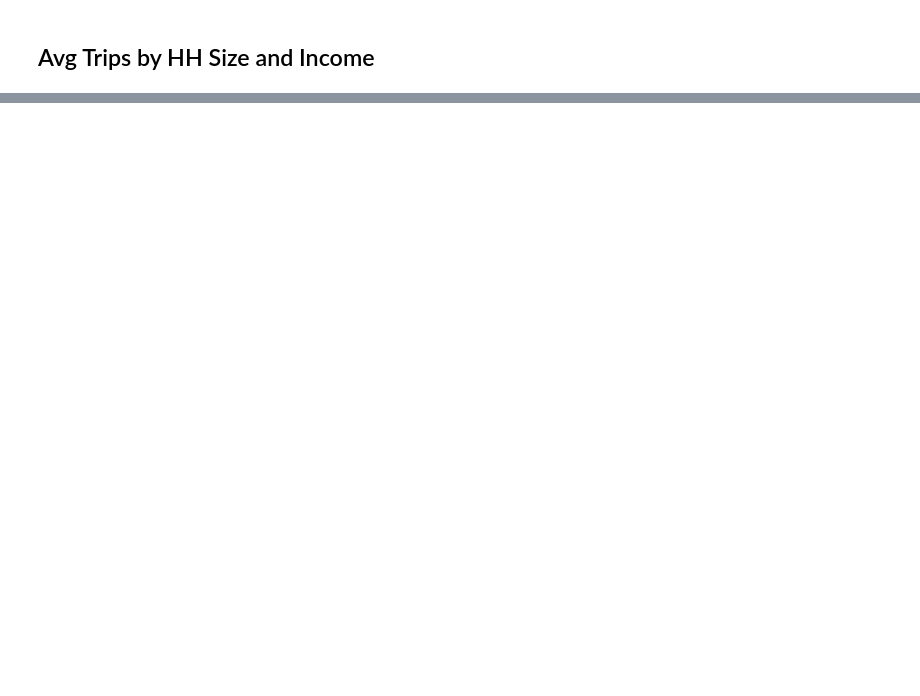
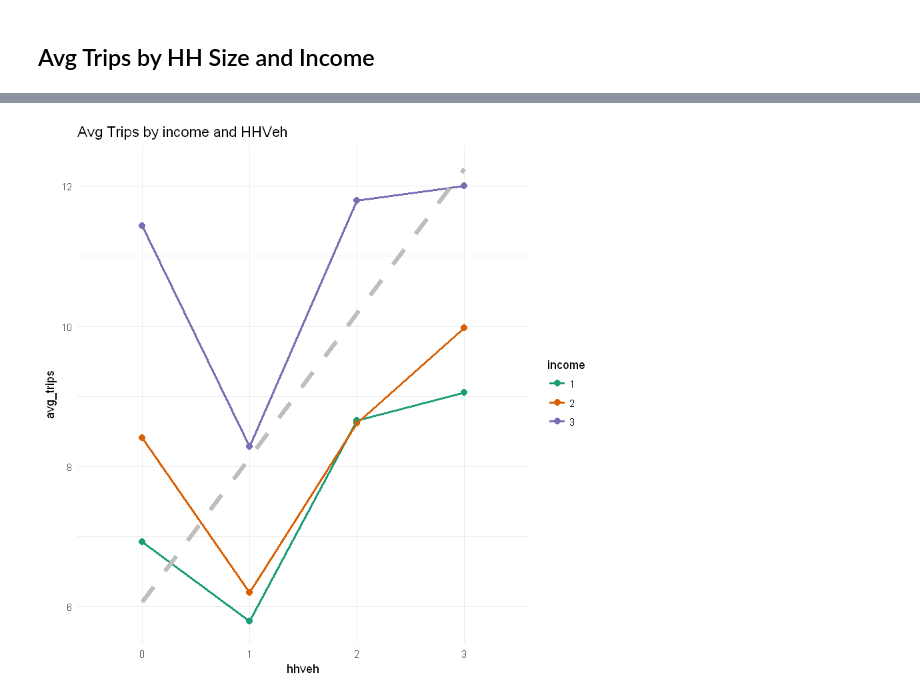
Before and after one commit to saashimi/USP_587, a Jupyter notebook: hw2.ipynb, the cells around one changed output, grey strips where cells are left out. Drawn from its saved outputs; the diff is of its cells as text; code cells hidden in the pictures; blank space fills up the shorter version.

```diff
--- a/hw2.ipynb
+++ b/hw2.ipynb
@@ -356,0 +372,28 @@ df.persinc.sum %>%
+# %%
+df.vehinc <- df.hbw %>%
+    select(hhveh, income, htrips) %>%
+    filter(income < 99) %>%
+    mutate(hhveh = recode(hhveh, `0`=0, `1`=1, `2`=2, `3`=3, `4`=3, `5`=3,
+                          `6`=3, `7`=3, `8`=3)) %>%
+    mutate(income = recode(income, `1`=1, `2`=1, `3`=2, `4`=2, `5`=3,
+                          `6`=3, `7`=3, `8`=3)) %>%
+    group_by(hhveh, income) %>%
+    mutate(avg_trips = mean(htrips))
+
+df.vehinc$ResError <- (df.persinc$htrips -
+                           df.vehinc$avg_trips)^2
+df.vehinc$TotError <- (df.vehinc$htrips -
+                           mean(df.vehinc$htrips))^2
+SSE <- sum(df.vehinc$ResError)
+SST <- sum(df.vehinc$TotError)
+R2 <- 1 - (SSE/SST)
+print(R2)
+k <- 7
+n <- nrow(df.vehinc)
+adj.R2 <- R2 - ((1 - R2)*(k - 1) / (n - k - 1))
+print(adj.R2)
+
+persinc.fit <- lm(htrips ~ factor(hhveh) + factor(income),
+                  data=df.vehinc)
+print(persinc.fit)
+summary(persinc.fit)
@@ -356,0 +429,16 @@ df.persinc.sum %>%
+# %%
+# Graph Avg Trips by HHVeh and income
+df.vehinc$income <- as.factor(df.vehinc$income)
+df.vehinc$hhveh <- as.factor(df.vehinc$hhveh)
+
+df.vehinc %>%
+    ggplot(aes(x=hhveh, y=avg_trips, color=income, group=income)) +
+    theme_minimal() +
+    geom_point(size=2.5) +
+    geom_line(aes(x=hhveh, y=avg_trips, color=income), size=1) +
+    stat_smooth(method=lm, se=FALSE, linetype="dashed", aes(group=1),
+                size=2, color="gray") +
+    labs(title= "Avg Trips by income and HHVeh") +
+    scale_color_brewer(palette="Dark2")
+# %% [output]
+[figure, added]
```
Also changed, not shown: parts of 16 cells of this notebook, 1 other file.
